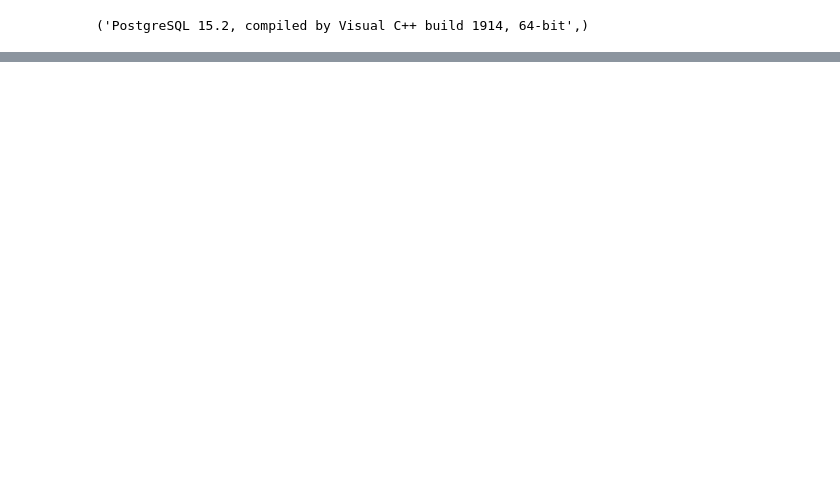
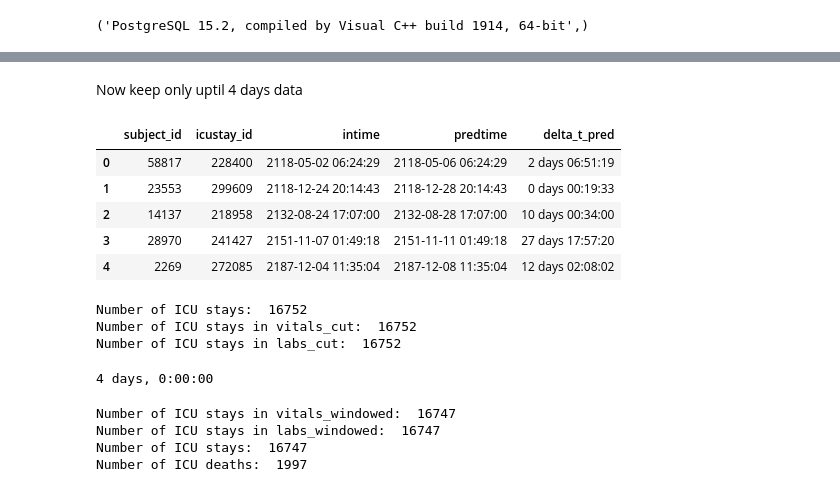
Before and after one commit to navikannur/CKD_Multimodal_Thesis, a Jupyter notebook: Thesis_Main.ipynb, the cells around one changed output, grey strips where cells are left out. Drawn from its saved outputs; the diff is of its cells as text; code cells hidden in the pictures; blank space fills up the shorter version.

```diff
--- a/Thesis_Main.ipynb
+++ b/Thesis_Main.ipynb
@@ -228,0 +84,26 @@ KeyboardInterrupt:
+# %%
+# Min of each lab and vitals
+icustay_ids_charttime_min_lab = pivoted_lab[["icustay_id", "charttime"]][pivoted_lab.groupby("icustay_id")["charttime"].rank(ascending=1,method='dense') == 1]
+icustay_ids_charttime_min_vital = pivoted_vital[["icustay_id", "charttime"]][pivoted_vital.groupby("icustay_id")["charttime"].rank(ascending=1,method='dense') == 1]
+# Min of both combined
+icustay_ids_charttime_min_vital_lab = pd.concat([icustay_ids_charttime_min_lab, icustay_ids_charttime_min_vital], ignore_index=True)
+icustay_ids_charttime_min_vital_lab = icustay_ids_charttime_min_vital_lab[["icustay_id", "charttime"]][icustay_ids_charttime_min_vital_lab.groupby("icustay_id")["charttime"].rank(ascending=1,method='dense') == 1]
+
+# Max of each lab and vitals
+icustay_ids_charttime_max_lab = pivoted_lab[["icustay_id", "charttime"]][pivoted_lab.groupby("icustay_id")["charttime"].rank(ascending=0,method='dense') == 1]
+icustay_ids_charttime_max_vital = pivoted_vital[["icustay_id", "charttime"]][pivoted_vital.groupby("icustay_id")["charttime"].rank(ascending=0,method='dense') == 1]
+# Max of both combined
+icustay_ids_charttime_max_vital_lab = pd.concat([icustay_ids_charttime_max_lab, icustay_ids_charttime_max_vital], ignore_index=True)
+icustay_ids_charttime_max_vital_lab = icustay_ids_charttime_max_vital_lab[["icustay_id", "charttime"]][icustay_ids_charttime_max_vital_lab.groupby("icustay_id")["charttime"].rank(ascending=0,method='dense') == 1]
+# %%
+# Find for which icustay_ids there exist at least WINDOW_LENGTH of data
+icustay_ids_vital_lab_charttime_min_max = pd.concat([icustay_ids_charttime_max_vital_lab, icustay_ids_charttime_min_vital_lab], ignore_index=True)
+time_window = timedelta(days=4, seconds=0, microseconds=0, milliseconds=0, minutes=0, hours=WINDOW_LENGTH, weeks=0)
+is_time_diff_bigger_window_lab = icustay_ids_vital_lab_charttime_min_max.groupby(['icustay_id'])['charttime'].transform(lambda x: (x.max()-x.min())) >= time_window
+
+icustay_ids_vital_lab_charttime_min_max_filtered = icustay_ids_vital_lab_charttime_min_max[is_time_diff_bigger_window_lab]
+print("Unique icu stays in icustay_ids_vital_lab_charttime_min_max_filtered after filtering", icustay_ids_vital_lab_charttime_min_max_filtered['icustay_id'].nunique())
+
+# Keep only icustay ids for which at least WINDOW_LENGTH of data exists
+icustay_ids_time_filtered = pd.DataFrame(icustay_ids_vital_lab_charttime_min_max_filtered['icustay_id'].unique(), columns=['icustay_id'])
+print("Unique icu stays in icustay_ids_time_filtered: ", icustay_ids_time_filtered['icustay_id'].nunique())
@@ -228,0 +113,2 @@ KeyboardInterrupt:
+# %%
+filtered_icustay_ids = filtered_icustay_ids.merge(icustay_ids_time_filtered, on='icustay_id', how='inner').drop_duplicates()
@@ -228,0 +169,51 @@ KeyboardInterrupt:
+# %% [markdown]
+Now keep only uptil 4 days data
+# %%
+delta_t_data = timedelta(days=0, seconds=0, microseconds=0, milliseconds=0, minutes=0, hours=WINDOW_LENGTH, weeks=0)
+demographics_windowed = demographics_filtered.copy()
+demographics_windowed['predtime'] = demographics_windowed.intime + delta_t_data
+demographics_windowed['delta_t_pred'] = demographics_windowed.outtime - demographics_windowed.predtime
+
+demographics_windowed[['subject_id', 'icustay_id', 'intime', 'predtime', 'delta_t_pred']].head(5)
+# %% [output]
+|  | subject_id | icustay_id | intime | predtime | delta_t_pred |
+| 0 | 58817 | 228400 | 2118-05-02 06:24:29 | 2118-05-06 06:24:29 | 2 days 06:51:19 |
+| 1 | 23553 | 299609 | 2118-12-24 20:14:43 | 2118-12-28 20:14:43 | 0 days 00:19:33 |
+| 2 | 14137 | 218958 | 2132-08-24 17:07:00 | 2132-08-28 17:07:00 | 10 days 00:34:00 |
+| 3 | 28970 | 241427 | 2151-11-07 01:49:18 | 2151-11-11 01:49:18 | 27 days 17:57:20 |
+| 4 | 2269 | 272085 | 2187-12-04 11:35:04 | 2187-12-08 11:35:04 | 12 days 02:08:02 |
+# %%
+cut_icustay_ids = pd.DataFrame(demographics_windowed['icustay_id'].unique(), columns=['icustay_id'])
+print("Number of ICU stays: ", cut_icustay_ids['icustay_id'].count())
+
+vitals_cut = vital_filtered.merge(cut_icustay_ids, on='icustay_id', how='right')
+print("Number of ICU stays in vitals_cut: ", vitals_cut['icustay_id'].nunique())
+
+labs_cut = lab_filtered.merge(cut_icustay_ids, on='icustay_id', how='right')
+print("Number of ICU stays in labs_cut: ", labs_cut['icustay_id'].nunique())
+# %% [output]
+Number of ICU stays:  16752
+Number of ICU stays in vitals_cut:  16752
+Number of ICU stays in labs_cut:  16752
+# %%
+print(delta_t_data)
+# %% [output]
+4 days, 0:00:00
+# %%
+vitals_windowed = vital_filtered.merge(demographics_windowed[['icustay_id', 'predtime', 'delta_t_pred']], on='icustay_id', how='right')
+vitals_windowed = vitals_windowed[vitals_windowed.charttime < vitals_windowed.predtime]
+print("Number of ICU stays in vitals_windowed: ", vitals_windowed['icustay_id'].nunique())
+
+labs_windowed = lab_filtered.merge(demographics_windowed[['icustay_id', 'predtime', 'delta_t_pred']], on='icustay_id', how='right')
+labs_windowed = labs_windowed[labs_windowed.charttime < labs_windowed.predtime]
+print("Number of ICU stays in labs_windowed: ", labs_windowed['icustay_id'].nunique())
+
+windowed_icustay_ids = pd.DataFrame(pd.concat([vitals_windowed['icustay_id'], labs_windowed['icustay_id']]).unique(), columns=['icustay_id'])
+demographics_windowed = demographics_windowed.merge(windowed_icustay_ids, on='icustay_id', how='right')
+print("Number of ICU stays: ", demographics_windowed['icustay_id'].nunique())
+print("Number of ICU deaths: ", demographics_windowed['label_death_icu'].value_counts()[1])
+# %% [output]
+Number of ICU stays in vitals_windowed:  16747
+Number of ICU stays in labs_windowed:  16747
+Number of ICU stays:  16747
+Number of ICU deaths:  1997
```
Also changed, not shown: parts of 40 cells of this notebook.
